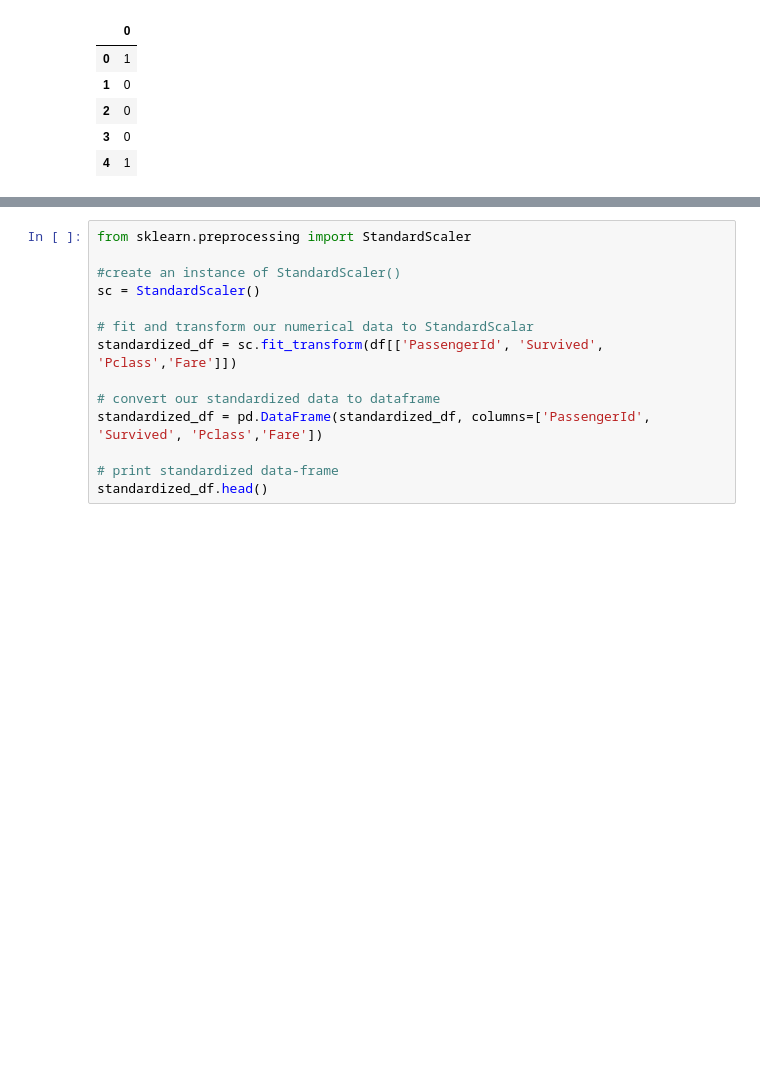
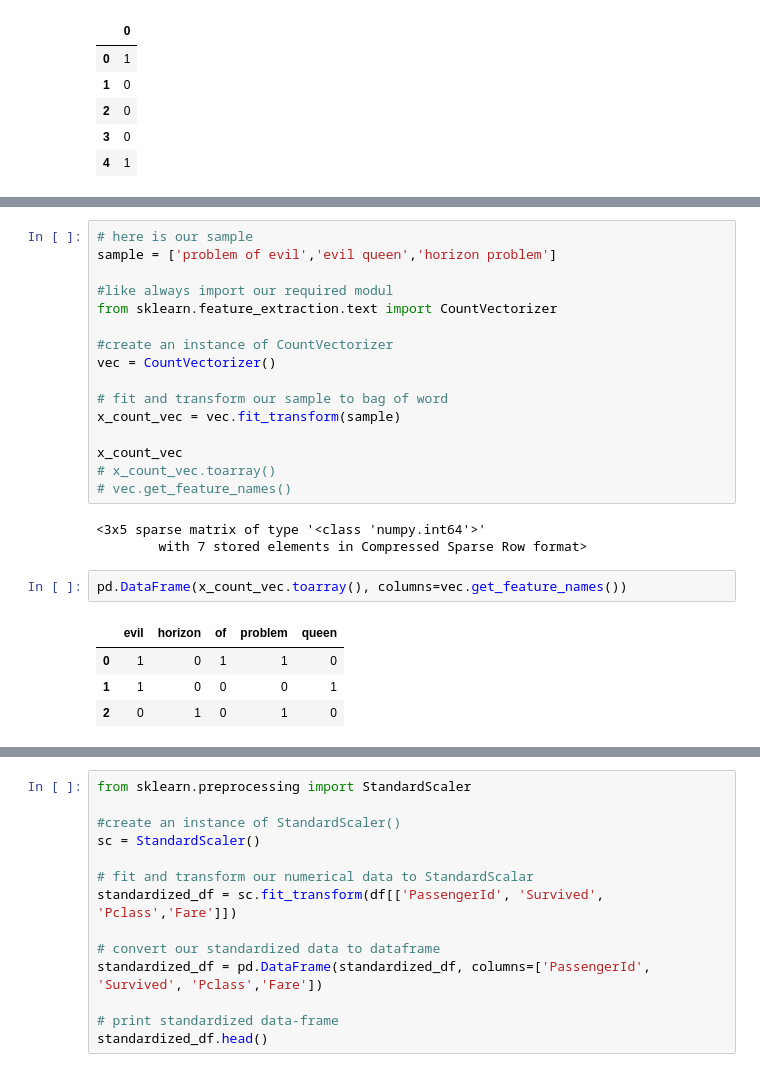
Before and after one commit to Tanzeel550/Complete-References, a Jupyter notebook: ML - Feature Engineering.ipynb, the cells around one changed output, grey strips where cells are left out. Saved outputs shown, nothing was run; the diff lists cells and outputs as text; blank space fills up the shorter version.

```diff
--- a/ML - Feature Engineering.ipynb
+++ b/ML - Feature Engineering.ipynb
@@ -150,0 +182,26 @@ pd.DataFrame(Sex_label_encoded).head(5)
+# %%
+# here is our sample
+sample = ['problem of evil','evil queen','horizon problem']
+
+#like always import our required modul
+from sklearn.feature_extraction.text import CountVectorizer
+
+#create an instance of CountVectorizer
+vec = CountVectorizer()
+
+# fit and transform our sample to bag of word
+x_count_vec = vec.fit_transform(sample)
+
+x_count_vec
+# x_count_vec.toarray()
+# vec.get_feature_names()
+# %% [output]
+<3x5 sparse matrix of type '<class 'numpy.int64'>'
+        with 7 stored elements in Compressed Sparse Row format>
+# %%
+pd.DataFrame(x_count_vec.toarray(), columns=vec.get_feature_names())
+# %% [output]
+|  | evil | horizon | of | problem | queen |
+| 0 | 1 | 0 | 1 | 1 | 0 |
+| 1 | 1 | 0 | 0 | 0 | 1 |
+| 2 | 0 | 1 | 0 | 1 | 0 |
```
Also changed, not shown: parts of 5 cells of this notebook, 9 other files.
